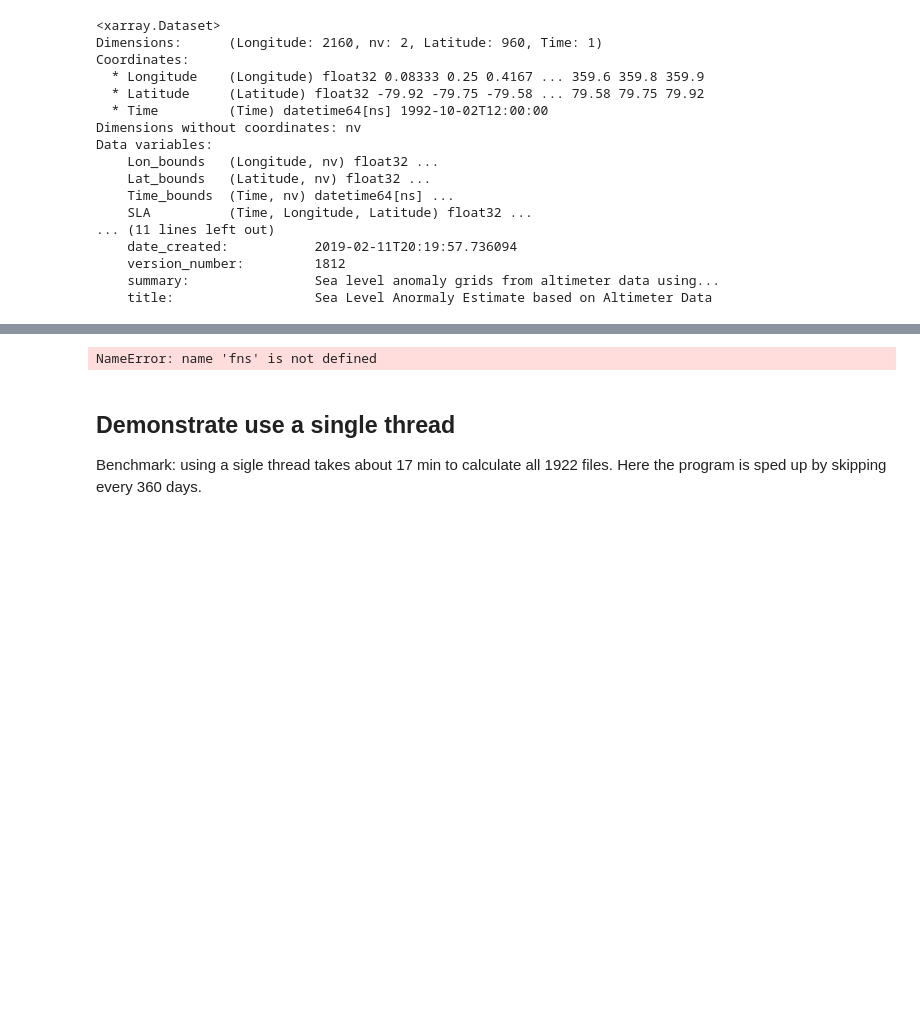
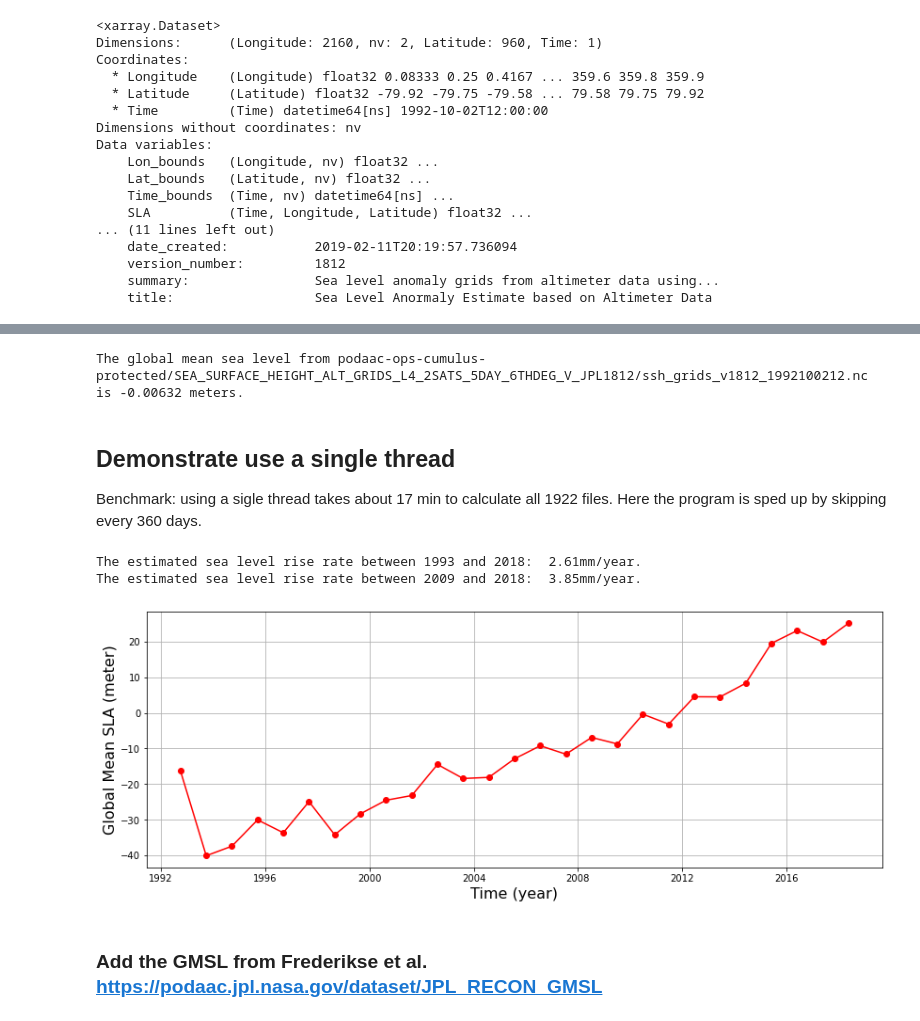
Before and after one commit to podaac/the-coding-club, a Jupyter notebook: notebooks/Earthdata_webinar_20220727.ipynb, the cells around one changed output, grey strips where cells are left out. Saved outputs shown, nothing was run; the diff lists cells and outputs as text; code cells hidden in the pictures; blank space fills up the shorter version.

```diff
--- a/notebooks/Earthdata_webinar_20220727.ipynb
+++ b/notebooks/Earthdata_webinar_20220727.ipynb
@@ -311,9 +348,9 @@ d=xr.open_dataset(s3sys.open(fns[0]))
 #pre-calculate the area for reuse
 ssh_area=area(d.Latitude.data).reshape(1,-1)
 # %%
-print('The global mean sea level from %s is %7.5f'%(fns[0],global_mean(fns[0],s3sys,ssh_area) ) )
+print('The global mean sea level from %s is %7.5f meters.'%(fns[0],global_mean(fns[0],s3sys,ssh_area) ) )
 # %% [output]
-NameError: name 'fns' is not defined
+The global mean sea level from podaac-ops-cumulus-protected/SEA_SURFACE_HEIGHT_ALT_GRIDS_L4_2SATS_5DAY_6THDEG_V_JPL1812/ssh_grids_v1812_1992100212.nc is -0.00632 meters.
 # %% [markdown]
 ## Demonstrate use a single thread
 
@@ -321 +369,21 @@ Benchmark: using a sigle thread takes about 17 min to calculate all 1922 files.
+# %%
+from scipy.stats import linregress
+
+plt.figure(figsize=(14,5))
+plt.plot(t_local,result-10,'r-o')
+tyr=(t_local-t_local[0])/np.timedelta64(1,'Y') #convert the number of years
+rate=linregress(tyr[4:],result[4:])
+print('The estimated sea level rise rate between 1993 and 2018: %5.2fmm/year.'%(rate[0]) )
+rate=linregress(tyr[17:],result[17:]) #1e3 converts it to mm
+print('The estimated sea level rise rate between 2009 and 2018: %5.2fmm/year.'%(rate[0]) )
+
+plt.xlabel('Time (year)',fontsize=16)
+plt.ylabel('Global Mean SLA (meter)',fontsize=16)
+plt.grid(True)
+# %% [output]
+The estimated sea level rise rate between 1993 and 2018:  2.61mm/year.
+The estimated sea level rise rate between 2009 and 2018:  3.85mm/year.
+[figure, added]
+# %% [markdown]
+### Add the GMSL from Frederikse et al. https://podaac.jpl.nasa.gov/dataset/JPL_RECON_GMSL
 # %%
```
Also changed, not shown: parts of 19 cells of this notebook.
